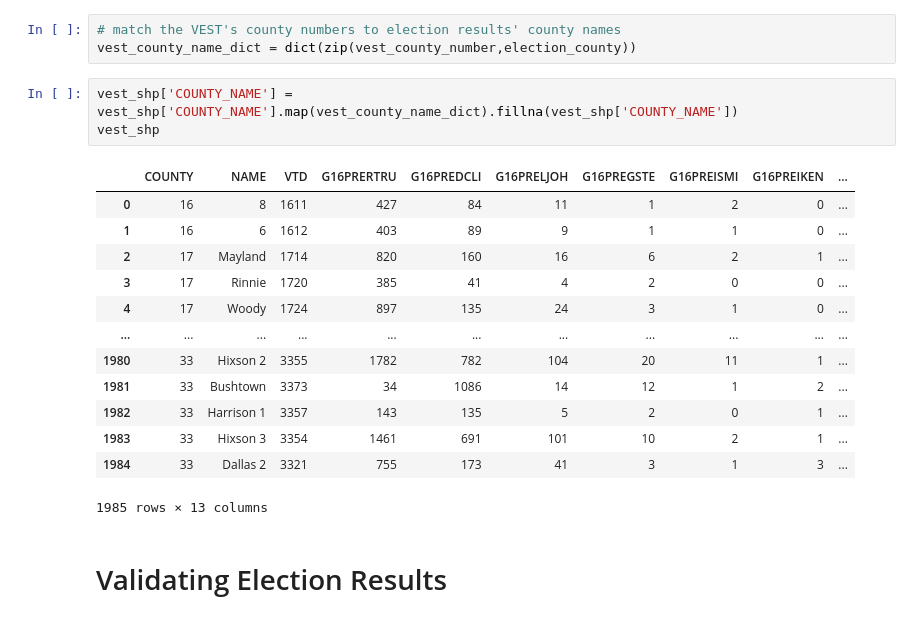
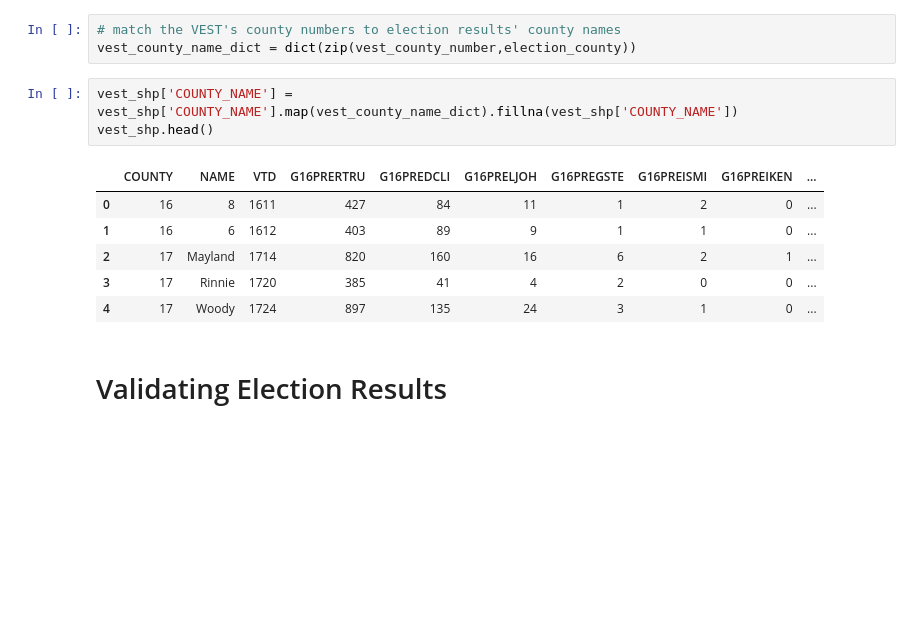
Before and after one commit to nonpartisan-redistricting-datahub/pdv-tn, a Jupyter notebook: vest-tn-2016/vest-tn-2016-validation.ipynb, the cells around one changed output. Cells and saved outputs as stored; diff of their text form; blank space fills up the shorter version.

```diff
--- a/vest-tn-2016/vest-tn-2016-validation.ipynb
+++ b/vest-tn-2016/vest-tn-2016-validation.ipynb
@@ -162,21 +143,14 @@ election_county = sorted(election_county)
 vest_county_name_dict = dict(zip(vest_county_number,election_county))
 # %%
 vest_shp['COUNTY_NAME'] = vest_shp['COUNTY_NAME'].map(vest_county_name_dict).fillna(vest_shp['COUNTY_NAME'])
-vest_shp
+vest_shp.head()
 # %% [output]
 |  | COUNTY | NAME | VTD | G16PRERTRU | G16PREDCLI | G16PRELJOH | G16PREGSTE | G16PREISMI | G16PREIKEN | ... |
 | 0 | 16 | 8 | 1611 | 427 | 84 | 11 | 1 | 2 | 0 | ... |
 | 1 | 16 | 6 | 1612 | 403 | 89 | 9 | 1 | 1 | 0 | ... |
 | 2 | 17 | Mayland | 1714 | 820 | 160 | 16 | 6 | 2 | 1 | ... |
 | 3 | 17 | Rinnie | 1720 | 385 | 41 | 4 | 2 | 0 | 0 | ... |
 | 4 | 17 | Woody | 1724 | 897 | 135 | 24 | 3 | 1 | 0 | ... |
-| ... | ... | ... | ... | ... | ... | ... | ... | ... | ... | ... |
-| 1980 | 33 | Hixson 2 | 3355 | 1782 | 782 | 104 | 20 | 11 | 1 | ... |
-| 1981 | 33 | Bushtown | 3373 | 34 | 1086 | 14 | 12 | 1 | 2 | ... |
-| 1982 | 33 | Harrison 1 | 3357 | 143 | 135 | 5 | 2 | 0 | 1 | ... |
-| 1983 | 33 | Hixson 3 | 3354 | 1461 | 691 | 101 | 10 | 2 | 1 | ... |
-| 1984 | 33 | Dallas 2 | 3321 | 755 | 173 | 41 | 3 | 1 | 3 | ... |
-1985 rows × 13 columns
 # %% [markdown]
 # Validating Election Results
 # %% [markdown]
```
Also changed, not shown: parts of 17 cells of this notebook, 5 other files.
